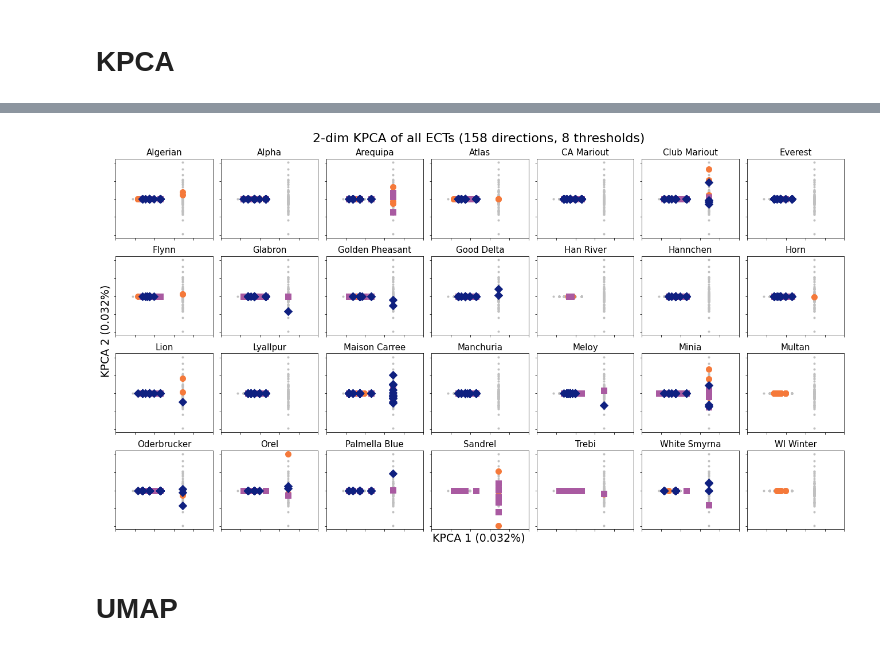
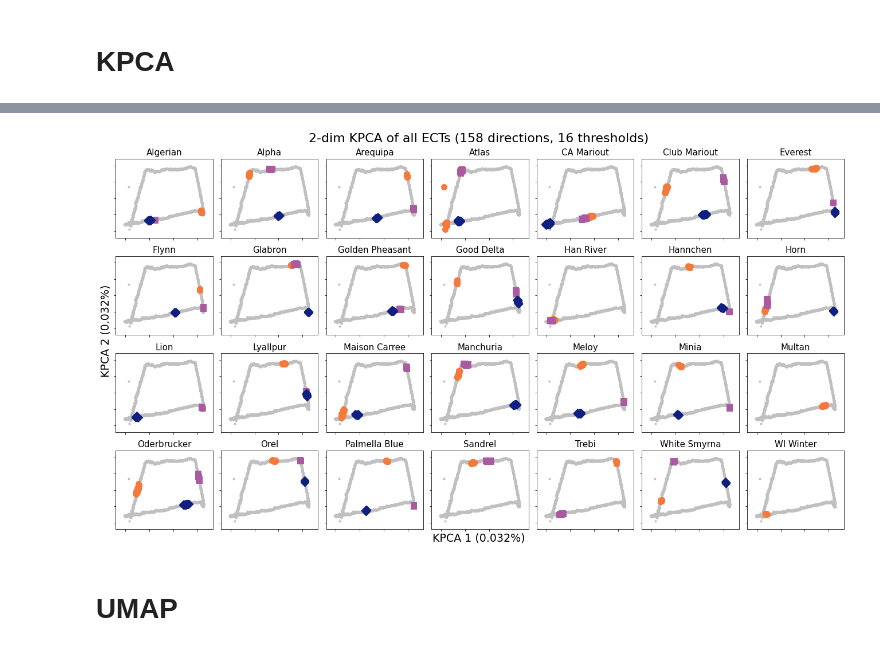
Before and after one commit to amezqui3/demeter, a Jupyter notebook: manuscript/kpca_dim_reduction.ipynb, the cells around one changed output, grey strips where cells are left out. Drawn from its saved outputs; the diff is of its cells as text; code cells hidden in the pictures.

```diff
--- a/manuscript/kpca_dim_reduction.ipynb
+++ b/manuscript/kpca_dim_reduction.ipynb
@@ -130,12 +130,12 @@ dst = src
 print(dst)
 
 d = 158
-TT = 8
+TT = 16
 founders_filename = src + 'combined_d{}_T{}.csv'.format(d,TT)
 founders = pd.read_csv(founders_filename)
 
-#combined_filename = src + 'kpca_normalized_size_combined_{}_{}_laplacedot_24_founders.csv'.format(d,TT)
-combined_filename = src + 'kpca_normalized_size_traditional_{}_{}_rbfdot_2_founders.csv'.format(d,TT)
+combined_filename = src + 'kpca_normalized_size_combined_{}_{}_laplacedot_24_founders.csv'.format(d,TT)
+#combined_filename = src + 'kpca_normalized_size_traditional_{}_{}_rbfdot_2_founders.csv'.format(d,TT)
 combined = pd.read_csv(combined_filename)
 
 print(founders.shape)
@@ -155,8 +155,8 @@ colnames = list(combined.columns.values)
 rownames = list(combined.index.values)
 
 
-#kpca = combined.loc[:, colnames[11:13]]# + [colnames[10+19]]]
-kpca = combined.iloc[:, :2].values
+kpca = combined.loc[:, colnames[11:13]].values# + [colnames[10+19]]]
+#kpca = combined.iloc[:, :2].values
 print(np.median(kpca, axis=0))
-kpca
+kpca[:10,:]
 # %% [output]
@@ -179,37 +182,38 @@ plt.ylim(-lim, -lim/2)
 # %%
-lim = .75
+lim = .48
 fs = 15
 fig, ax = plt.subplots(4, 7, figsize=(18, 10), sharex=True, sharey=True)
 colors = ['#601A4A', '#EE442F', '#63ACBE']
 colors = ['#F5793A', '#A95AA1', '#0F2080', '#85C0F9']
 marker = ['o', 's', 'D']
 for i in range(ax.shape[0]):
     for j in range(ax.shape[1]):
         idx = i*ax.shape[1] + j
         line = founders_names_original[idx]
         accession = founders[founders.Founder == line]
         labels = accession['Label (C-G-S-P)'].unique()
 
         ax[i,j].scatter(kpca[:,0], kpca[:,1], c='silver', marker='.')
-        ax[i,j].set_xlim(0, 0.05)
-        #ax[i,j].set_ylim(-lim, lim)
+        ax[i,j].set_xlim(-lim, lim-.15)
+        ax[i,j].set_ylim(-lim, lim)
         ax[i,j].tick_params(labelbottom=False, labelleft=False)
         ax[i,j].set_title(founders_names[idx], fontsize=fs)
 
         for k in range(len(labels)):
             seeds = kpca[founders['Label (C-G-S-P)'] == labels[k]]
             ax[i,j].scatter(seeds[:,0], seeds[:,1], c=colors[k], marker=marker[k], s=100)
 
 fig.text(0.5, -0.01, 'KPCA 1 (0.032%)', ha='center', fontsize=fs+4)
 fig.text(-0.01, 0.5, 'KPCA 2 (0.032%)', va='center', rotation='vertical', fontsize=fs+4)
 
-fig.suptitle('2-dim KPCA of all ECTs (158 directions, 8 thresholds)', fontsize=fs+7)
+fig.suptitle('2-dim KPCA of all ECTs ({} directions, {} thresholds)'.format(d,TT), fontsize=fs+7)
 fig.tight_layout()
 
-filename = dst + 'kpca_2_dims_founders_spikes.jpg'
-#plt.savefig(filename, bbox_inches='tight', dpi=100, format='jpg', pil_kwargs={'optimize':True})
+filename = dst + 'kpca_2_dims_founders_spikes'
+plt.savefig(filename + '.jpg', bbox_inches='tight', dpi=100, format='jpg', pil_kwargs={'optimize':True})
+plt.savefig(filename + '.pdf', bbox_inches='tight', format='pdf')
 # %% [output]
-[figure, old version]
+[figure, new version]
 # %% [markdown]
 # UMAP
 # %%
```
Also changed, not shown: parts of 3 cells of this notebook, 1 other file.
